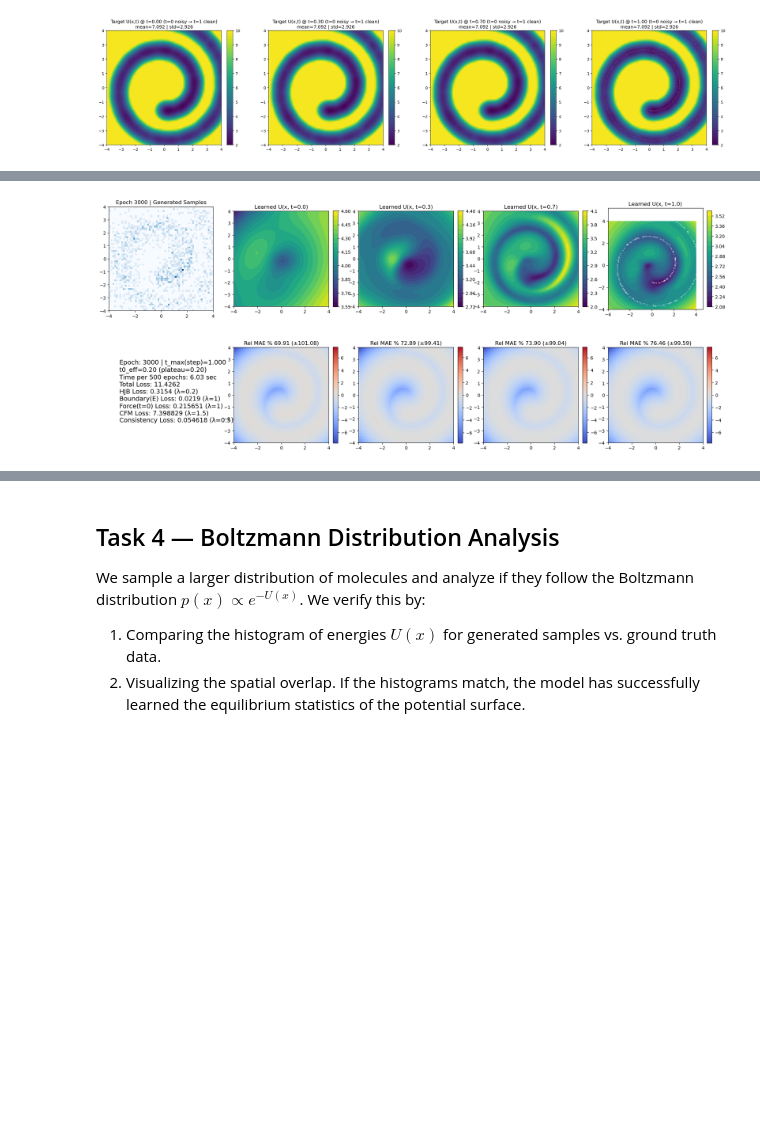
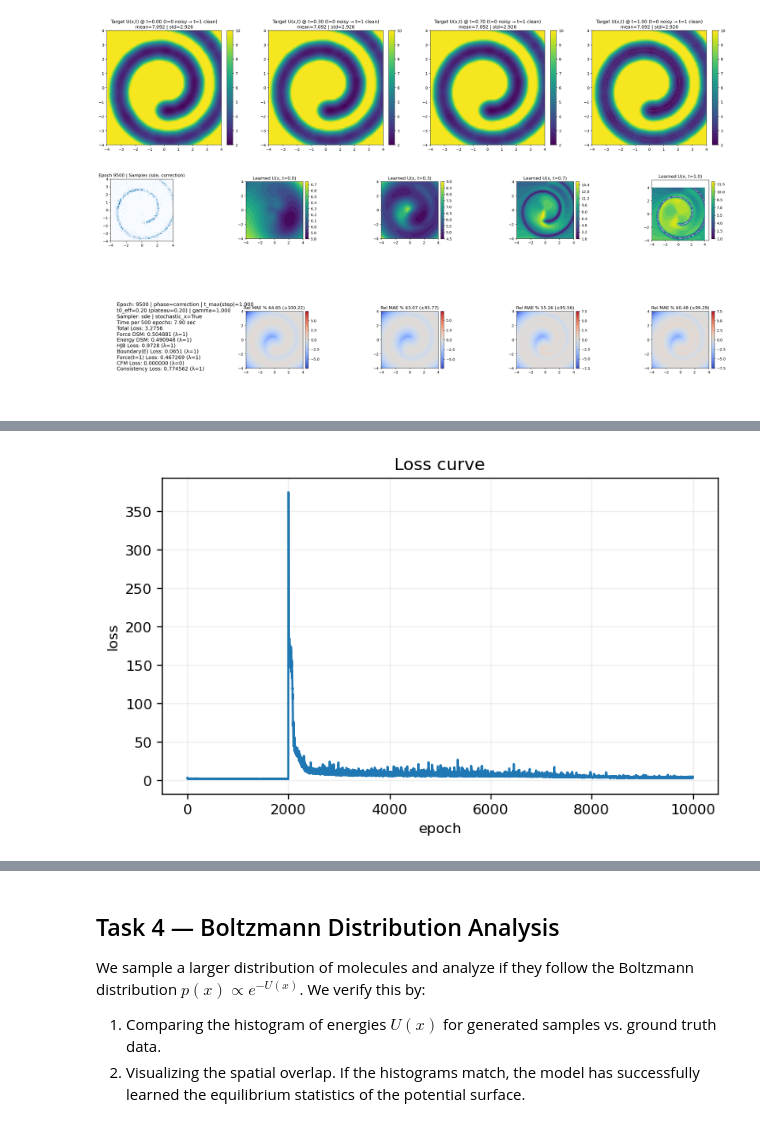
Before and after one commit to maximoffdev/DrugFlow, a Jupyter notebook: notebooks/swiss_roll_hjb_training.ipynb, the cells around one changed output, grey strips where cells are left out. Saved outputs shown, nothing was run; the diff lists cells and outputs as text; code cells hidden in the pictures; blank space fills up the shorter version.

```diff
--- a/notebooks/swiss_roll_hjb_training.ipynb
+++ b/notebooks/swiss_roll_hjb_training.ipynb
@@ -579,6 +586,9 @@ plot_target_energy_smoothing(times=target_times, clip_max=10.0)
 # --- Training loop with live plotting (matches the requested layout) ---
 num_epochs = 10000
 batch_size = 514      # number of 1-node graphs per step
+pretrain_diff_epochs = int(getattr(cfg['train_params'], 'pretrain_diff_epochs', 0))
+lambda_force_dsm = float(getattr(cfg['loss_params'], 'lambda_force_dsm', 0.0))
+lambda_energy_dsm = float(getattr(cfg['loss_params'], 'lambda_energy_dsm', 0.0))
 lambda_hjb = float(cfg['loss_params'].lambda_hjb)
 lambda_cons = float(cfg['loss_params'].lambda_consistency)
 lambda_bound = float(cfg['loss_params'].lambda_energy)
@@ -616,6 +626,8 @@ times_to_plot = [0.0, 0.3, 0.7, 1.0]
 titles = ['t=0.0', 't=0.3', 't=0.7', 't=1.0']
 plot_every = 500
 loss_history = []
+loss_force_dsm_hist = []
+loss_energy_dsm_hist = []
 loss_hjb_hist = []
 loss_cons_hist = []
 loss_bound_hist = []
@@ -634,7 +646,7 @@ carbon_idx = allowed_z.index(6) if 6 in allowed_z else 0
 # then `ligand['x']` must be drawn from the true data distribution (swiss roll),
 # because compute_loss will treat it as the clean sample x_0.
 # Otherwise, keep the original uniform collocation sampling behavior unchanged.
-use_data_as_clean = ((lambda_x > 0.0) or (lambda_cfm > 0.0))
+use_data_as_clean = True
 ref_tensor = None
 if use_data_as_clean:
     if 'ref' not in globals():
@@ -646,12 +658,17 @@ steps_per_epoch = 1
 total_steps = int(num_epochs * steps_per_epoch)
 
 print('--- Starting 2D HJB Training (Swiss Roll) ---')
-print('hjb_eval_points =', getattr(cfg['loss_params'], 'hjb_eval_points', 'noisy'))
+print('pretrain_diff_epochs =', pretrain_diff_epochs)
 print('time_horizon_schedule =', schedule)
 print('lambda_force_t0 =', lambda_force_t0)
 print('t0_batch_fraction (plateau) =', t0_batch_fraction)
 print('t0_fraction schedule: linear 1.0 -> plateau over warmup_frac =', warmup_frac)
+print('sampling mode for plots =', SAMPLE_X_MODE, '| stochastic_x =', SAMPLE_STOCHASTIC_X)
 for epoch in range(num_epochs):
+    MANUAL_EPOCH_REF['value'] = int(epoch)
+    model._apply_training_phase(model._phase_name_for_epoch())
+    current_phase = model._phase_name_for_epoch()
+
     start_time = time.time()
     optimizer.zero_grad(set_to_none=True)
 
@@ -665,7 +682,6 @@ for epoch in range(num_epochs):
         x_train = (torch.rand(batch_size, 2, device=device) * 8.0) - 4.0  # uniform in [-4,4]^2
 
     # 2) Sample diffusion time with optional curriculum over *batch steps*.
-    #    t is in diffusion time: t=0 clean -> t=1 noisy.
     step = int(epoch * steps_per_epoch)
     if schedule == 'sinusoidal':
         t_max = time_horizon_t_max_for_step(step=step, total_steps=total_steps)
@@ -696,17 +712,13 @@ for epoch in range(num_epochs):
     )
 
     # 5) Boundary targets per-graph (each graph is a single node)
-    # NOTE: For plotting we use a time-dependent target surface; training uses the static Gaussian-mixture energy.
     energy_tgt = target_landscape.node_energy(x_train).view(-1)  # (B,)
 
     force_tgt = None
     if float(lambda_force_t0) > 0.0:
-        # (B,2) for 1-node graphs; compute_loss expects per-node forces.
         force_tgt = target_landscape.node_force(x_train)
 
-    # 6) Compute repo loss (includes boundary + HJB + consistency + optional CFM)
-    # NOTE: EnergyForceDiffusion.compute_loss will force a fraction of the batch to have t=0 for the boundary losses.
-    # The t=0 fraction follows the new schedule: linear decay from 1.0 -> t0_batch_fraction over warmup_frac.
+    # 6) Compute repo loss
     loss, info = model.compute_loss(
         ligand,
         energy=energy_tgt,
@@ -718,8 +730,9 @@ for epoch in range(num_epochs):
         return_info=True,
     )
 
-    # Note: compute_loss already applies lambdas internally; we also log components.
     loss_history.append(float(loss.detach().cpu().item()))
+    loss_force_dsm_hist.append(float(info.get('loss_force_dsm', 0.0)))
+    loss_energy_dsm_hist.append(float(info.get('loss_energy_dsm', 0.0)))
     loss_hjb_hist.append(float(info.get('loss_hjb', 0.0)))
     loss_cons_hist.append(float(info.get('loss_consistency', 0.0)))
     loss_bound_hist.append(float(info.get('loss_energy', 0.0)))
@@ -746,14 +759,14 @@ for epoch in range(num_epochs):
             n_samples=2000,
             num_nodes=1,
             temperature=1.0,
-            x_sampler='ode',
+            x_sampler=SAMPLE_X_MODE,
             h_sampler='markov_bridge',
-            stochastic_x=False,
+            stochastic_x=SAMPLE_STOCHASTIC_X,
             stochastic_h=False,
         )
         samples_xy = samp['x'].detach().cpu().numpy()
         axes[0, 0].hist2d(samples_xy[:, 0], samples_xy[:, 1], bins=60, range=[[-4, 4], [-4, 4]], cmap='Blues')
-        axes[0, 0].set_title(f'Epoch {epoch} | Generated Samples')
+        axes[0, 0].set_title(f'Epoch {epoch} | Samples ({SAMPLE_X_MODE}, {current_phase})')
         axes[0, 0].set_aspect('equal')
 
         # B) Loss text (Bottom-Left)
@@ -761,20 +774,21 @@ for epoch in range(num_epochs):
         avg_time = float(np.mean(n_epochs_times[1:])) if len(n_epochs_times) > 1 else float('nan')
         t0_eff = float(info.get('t0_batch_fraction_effective', float('nan')))
         info_text = (
-            f'Epoch: {epoch} | t_max(step)={t_max_hist[-1]:.3f}\n'
-            f't0_eff={t0_eff:.2f} (plateau={t0_batch_fraction:.2f})\n'
+            f'Epoch: {epoch} | phase={current_phase} | t_max(step)={t_max_hist[-1]:.3f}\n'
+            f't0_eff={t0_eff:.2f} (plateau={t0_batch_fraction:.2f}) | gamma={float(info.get("gamma_mean", 1.0)):.3f}\n'
+            f'Sampler: {SAMPLE_X_MODE} | stochastic_x={SAMPLE_STOCHASTIC_X}\n'
             f'Time per {plot_every} epochs: {avg_time:.2f} sec\n'
             f'Total Loss: {loss_history[-1]:.4f}\n'
+            f'Force DSM: {loss_force_dsm_hist[-1]:.6f} (λ={lambda_force_dsm:g})\n'
+            f'Energy DSM: {loss_energy_dsm_hist[-1]:.6f} (λ={lambda_energy_dsm:g})\n'
             f'HJB Loss: {loss_hjb_hist[-1]:.4f} (λ={lambda_hjb:g})\n'
             f'Boundary(E) Loss: {loss_bound_hist[-1]:.4f} (λ={lambda_bound:g})\n'
-            f'Force(t=0) Loss: {loss_force_t0_hist[-1]:.6f} (λ={lambda_force_t0:g})\n'
+            f'Force(t=1) Loss: {loss_force_t0_hist[-1]:.6f} (λ={lambda_force_t0:g})\n'
             f'CFM Loss: {loss_cfm_hist[-1]:.6f} (λ={lambda_cfm:g})\n'
             f'Consistency Loss: {loss_cons_hist[-1]:.6f} (λ={lambda_cons:g})\n'
         )
         axes[1, 0].text(0.1, 0.5, info_text, fontsize=14, va='center')
 
-        # Pre-calc learned energies and diffs to find global symmetric color scale.
-        # IMPORTANT: compare to the time-dependent target surface U_true(x,t_val), not always the t=1 surface.
         plot_data = []
         diffs = []
         for t_val in times_to_plot:
@@ -791,7 +805,6 @@ for epoch in range(num_epochs):
             plot_data.append((u_learned, u_diff))
             diffs.append(u_diff)
 
-        # C) Plot learned energy (top row) + error (bottom row)
         for i, (u_learned_np, u_diff_np) in enumerate(plot_data):
             col = i + 1
 
@@ -800,36 +813,36 @@ for epoch in range(num_epochs):
             axes[0, col].set_aspect('equal')
             fig.colorbar(im1, ax=axes[0, col], fraction=0.046, pad=0.04)
 
-            # IMPORTANT: `ref` is the clean distribution; only overlay it on the t=1 plot.
             if abs(float(times_to_plot[i]) - 1.0) < 1e-6:
                 axes[0, col].scatter(ref[:500, 0], ref[:500, 1], s=1, c='white', alpha=0.3)
 
             rel_max_abs_error = float(np.abs(diffs[i]).max())
             rel_mea = float(np.mean(np.abs(diffs[i])))
             rel_mae_std = float(np.std(diffs[i]))
             if rel_max_abs_error < 1e-3:
                 rel_max_abs_error = 0.01
 
             im2 = axes[1, col].imshow(
                 u_diff_np,
                 extent=(-4, 4, -4, 4),
                 origin='lower',
                 cmap='coolwarm',
                 vmin=-rel_max_abs_error,
                 vmax=rel_max_abs_error,
             )
             axes[1, col].set_title(f'Rel MAE % {rel_mea*100:.2f} (±{np.abs(rel_mae_std)*100:.2f})')
             axes[1, col].set_aspect('equal')
             fig.colorbar(im2, ax=axes[1, col], fraction=0.046, pad=0.04)
 
         epoch_time = 0.0
 
         plt.tight_layout()
         display(fig)
         plt.close(fig)
         model.train()
-        print(f'Epoch {epoch} | Loss: {loss_history[-1]:.4f}')
+        print(f'Epoch {epoch} | phase={current_phase} | Loss: {loss_history[-1]:.4f}')
 
 print('--- Training Finished ---')
 plot_loss_curve(loss_history)
 # %% [output]
+[figure, new version]
@@ -837,4 +851,4 @@ KeyboardInterrupt:
-[figure, old version]
+[figure, added]
 # %%
 # Post-training plots: sampled distribution + learned energy surfaces at t={0,0.3,0.7,1}
 model.eval()
```
Also changed, not shown: parts of 5 cells of this notebook, 5 other files.
